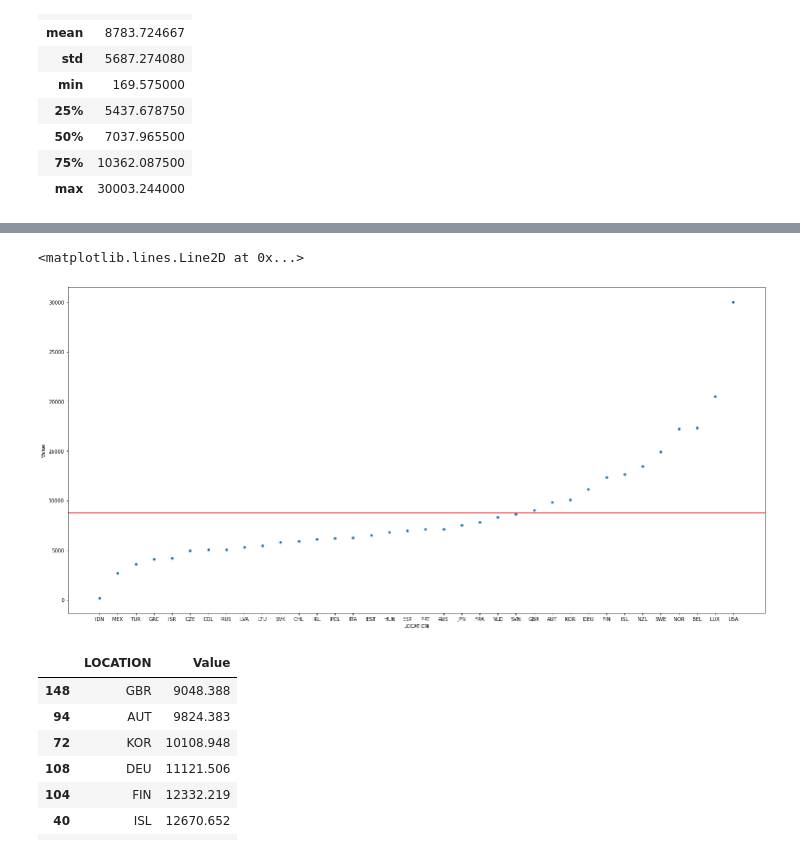
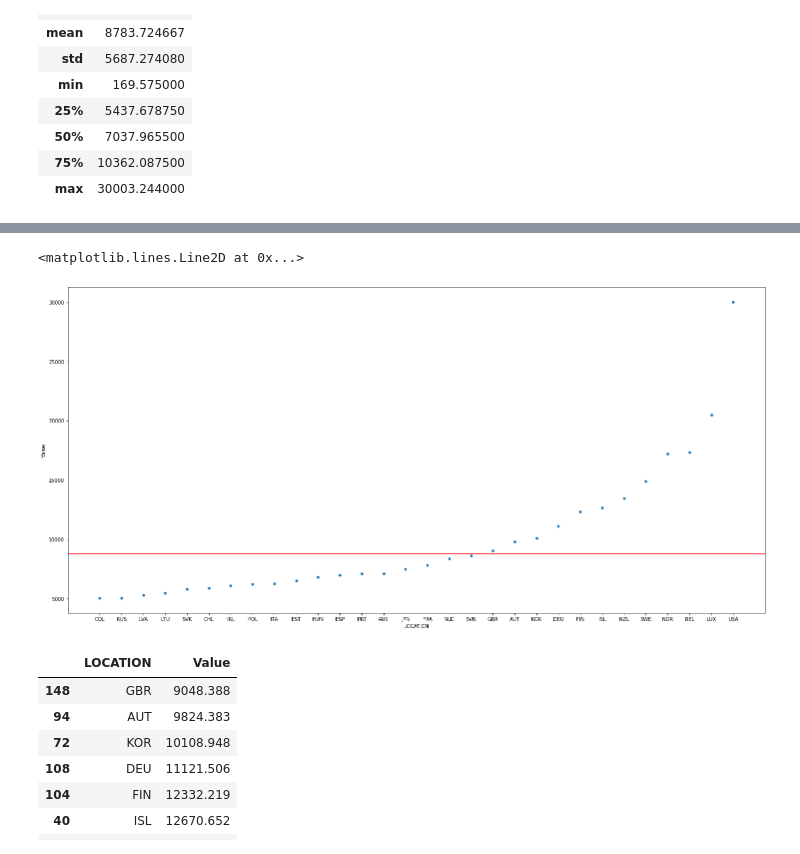
Before and after one commit to jonnie763/DATA-690-WANG-Stats-and-Visualizations, a Jupyter notebook: Jonathan_Rius_Deliverable_2.ipynb, the cells around one changed output, grey strips where cells are left out. Saved outputs shown, nothing was run; the diff lists cells and outputs as text; code cells hidden in the pictures.

```diff
--- a/Jonathan_Rius_Deliverable_2.ipynb
+++ b/Jonathan_Rius_Deliverable_2.ipynb
@@ -405,0 +417,3 @@ df
+# %%
+Spending_df=df.tail(30)
+Spending_df
@@ -406,9 +438,9 @@ df
 # %%
-df.plot(kind='scatter',x='LOCATION',y='Value')
+Spending_df.plot(kind='scatter',x='LOCATION',y='Value')
 plt.axhline(y=8783.724666666667, color='r')
 # %% [output]
 <matplotlib.lines.Line2D at 0x...>
-[figure, old version]
+[figure, new version]
 # %%
 df.tail(12)
 df=df.tail(12)
```
Also changed, not shown: parts of 40 cells of this notebook.
